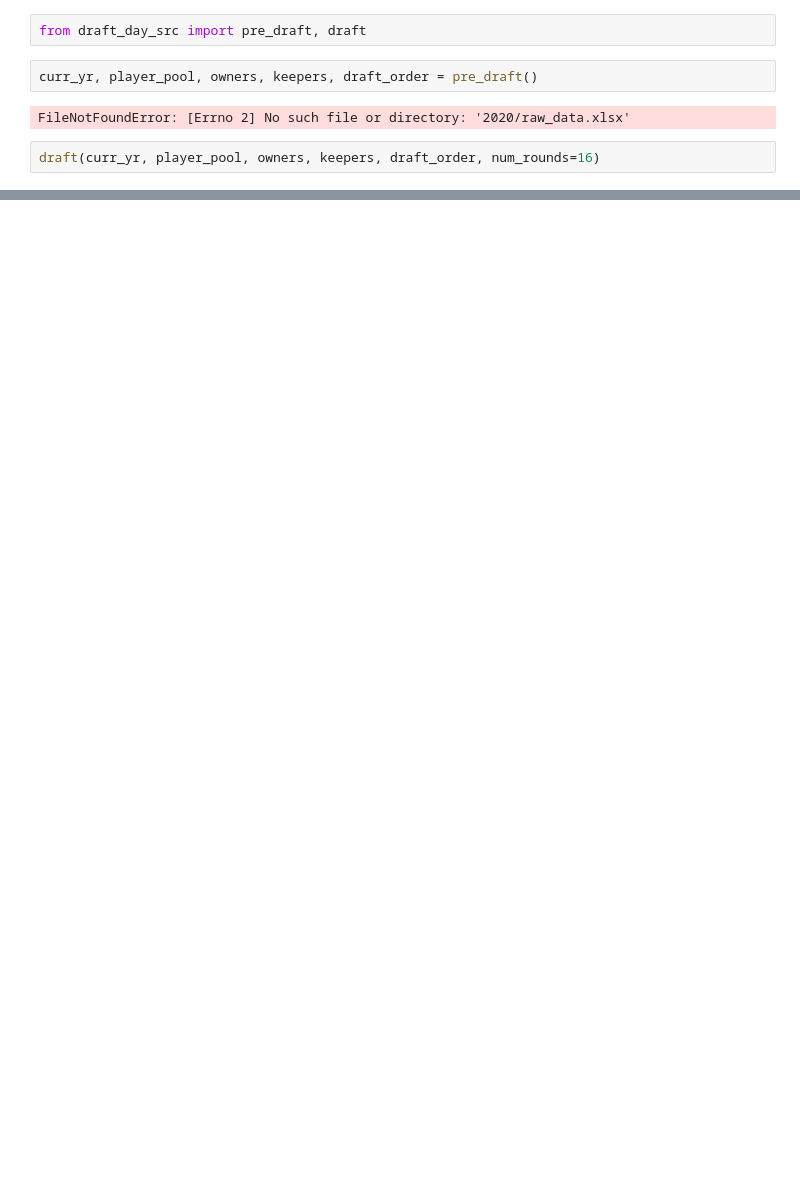
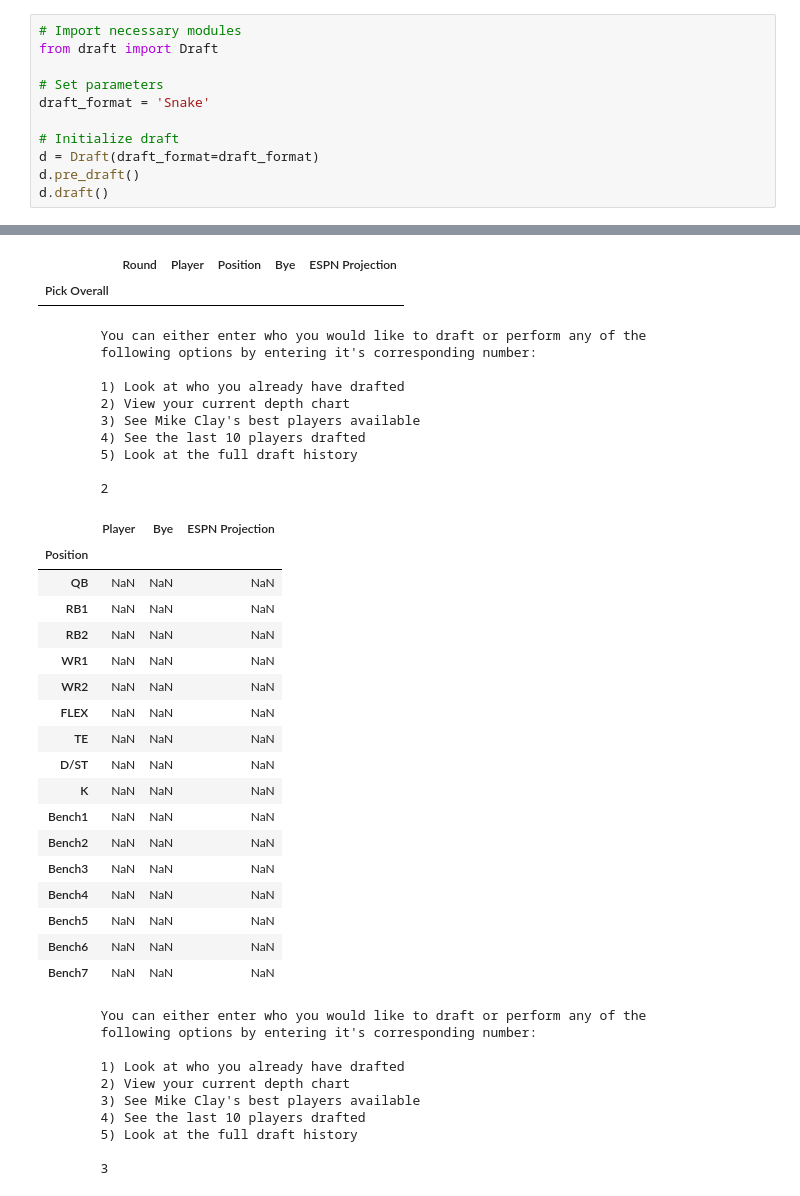
Before and after one commit to benderas7/sjp-ff, a Jupyter notebook: draft_day.ipynb, the cells around one changed output, grey strips where cells are left out. Cells and saved outputs as stored; diff of their text form; blank space fills up the shorter version.

```diff
--- a/draft_day.ipynb
+++ b/draft_day.ipynb
@@ -1,8 +1,12 @@
-# %%
-from draft_day_src import pre_draft, draft
-# %%
-curr_yr, player_pool, owners, keepers, draft_order = pre_draft()
-# %% [output]
-FileNotFoundError: [Errno 2] No such file or directory: '2020/raw_data.xlsx'
-# %%
-draft(curr_yr, player_pool, owners, keepers, draft_order, num_rounds=16)
+# %%
+# Import necessary modules
+from draft import Draft
+
+# Set parameters
+draft_format = 'Snake'
+
+# Initialize draft
+d = Draft(draft_format=draft_format)
+d.pre_draft()
+d.draft()
+# %% [output]
@@ -8,0 +30,40 @@ draft(curr_yr, player_pool, owners, keepers, draft_order, num_rounds=16)
+|  | Round | Player | Position | Bye | ESPN Projection |
+| Pick Overall |  |  |  |  |  |
+        You can either enter who you would like to draft or perform any of the
+        following options by entering it's corresponding number:
+
+        1) Look at who you already have drafted
+        2) View your current depth chart
+        3) See Mike Clay's best players available
+        4) See the last 10 players drafted
+        5) Look at the full draft history
+
+        2
+|  | Player | Bye | ESPN Projection |
+| Position |  |  |  |
+| QB | NaN | NaN | NaN |
+| RB1 | NaN | NaN | NaN |
+| RB2 | NaN | NaN | NaN |
+| WR1 | NaN | NaN | NaN |
+| WR2 | NaN | NaN | NaN |
+| FLEX | NaN | NaN | NaN |
+| TE | NaN | NaN | NaN |
+| D/ST | NaN | NaN | NaN |
+| K | NaN | NaN | NaN |
+| Bench1 | NaN | NaN | NaN |
+| Bench2 | NaN | NaN | NaN |
+| Bench3 | NaN | NaN | NaN |
+| Bench4 | NaN | NaN | NaN |
+| Bench5 | NaN | NaN | NaN |
+| Bench6 | NaN | NaN | NaN |
+| Bench7 | NaN | NaN | NaN |
+        You can either enter who you would like to draft or perform any of the
+        following options by entering it's corresponding number:
+
+        1) Look at who you already have drafted
+        2) View your current depth chart
+        3) See Mike Clay's best players available
+        4) See the last 10 players drafted
+        5) Look at the full draft history
+
+        3
```
Also changed, not shown: parts of 1 cell of this notebook, 1 other file.
